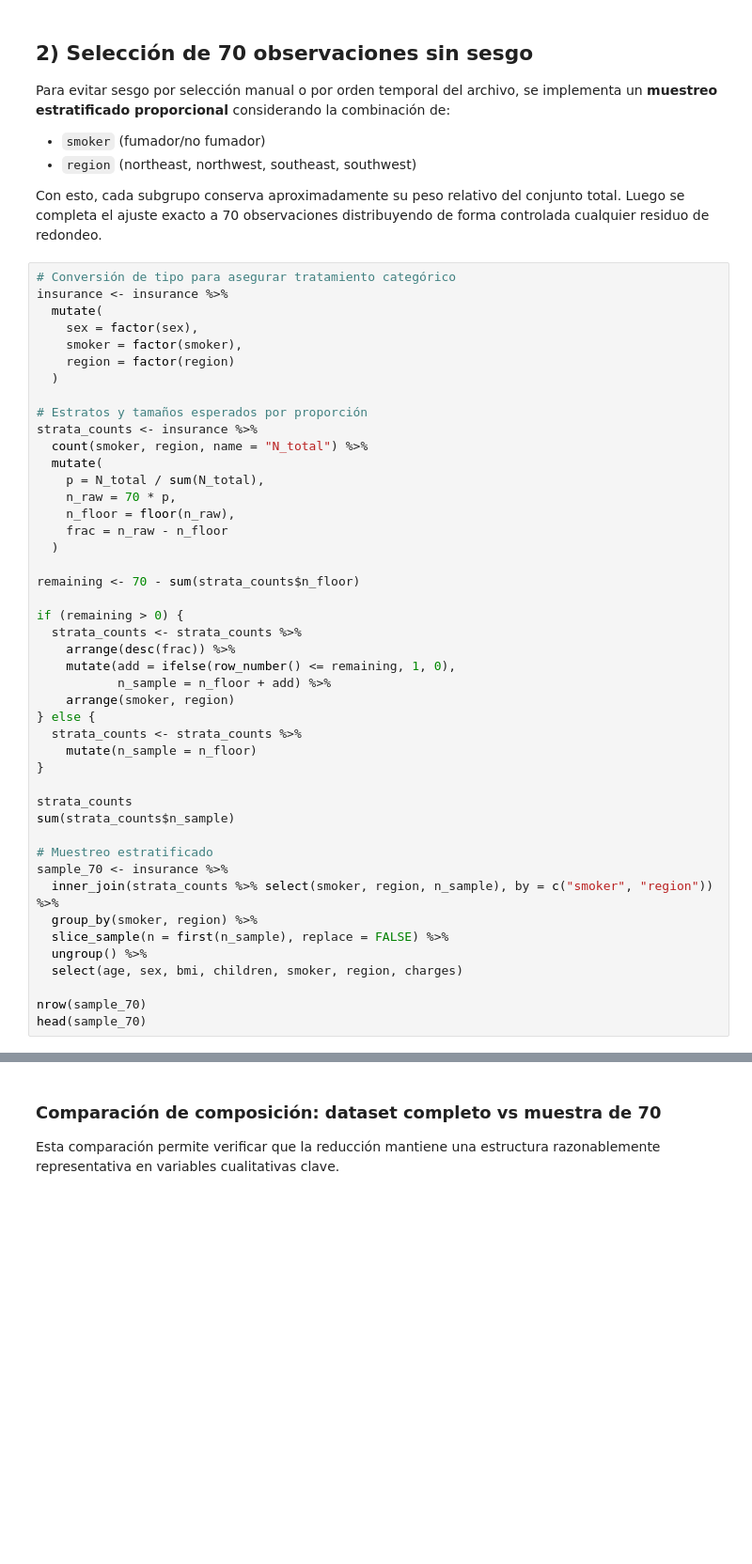
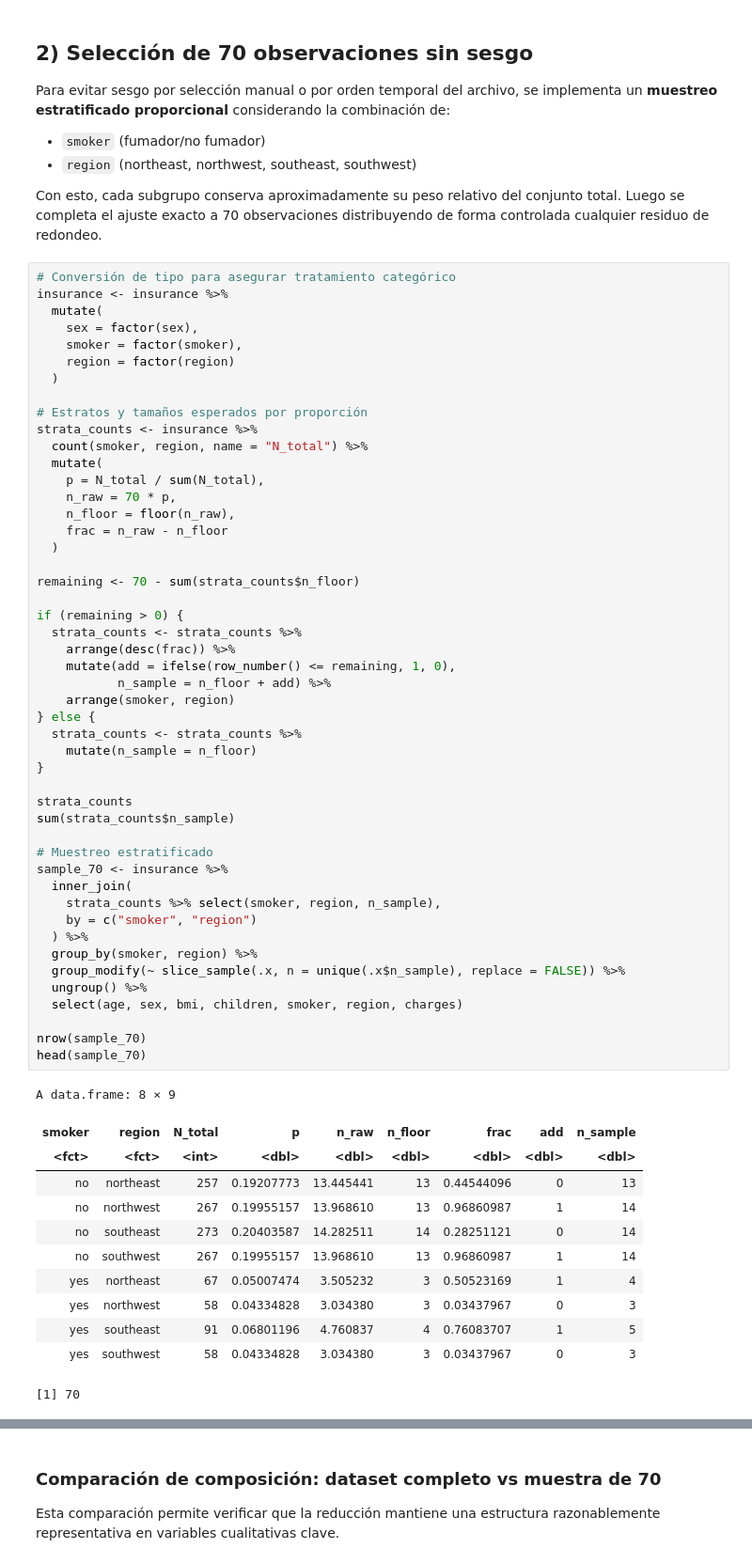
Before and after one commit to Daniel-534/Astroestadistica, a Jupyter notebook: ITM/Actividad_ITM_Estadistica_Inferencial_R.ipynb, the cells around one changed output, grey strips where cells are left out. Shown at 94% size. Drawn from its saved outputs; the diff is of its cells as text; blank space fills up the shorter version.

Commit message:
Corrección sample_70

```diff
--- a/ITM/Actividad_ITM_Estadistica_Inferencial_R.ipynb
+++ b/ITM/Actividad_ITM_Estadistica_Inferencial_R.ipynb
@@ -74,32 +118,48 @@ strata_counts <- insurance %>%
     p = N_total / sum(N_total),
     n_raw = 70 * p,
     n_floor = floor(n_raw),
     frac = n_raw - n_floor
   )
 
 remaining <- 70 - sum(strata_counts$n_floor)
 
 if (remaining > 0) {
   strata_counts <- strata_counts %>%
     arrange(desc(frac)) %>%
     mutate(add = ifelse(row_number() <= remaining, 1, 0),
            n_sample = n_floor + add) %>%
     arrange(smoker, region)
 } else {
   strata_counts <- strata_counts %>%
     mutate(n_sample = n_floor)
 }
 
 strata_counts
 sum(strata_counts$n_sample)
 
 # Muestreo estratificado
 sample_70 <- insurance %>%
-  inner_join(strata_counts %>% select(smoker, region, n_sample), by = c("smoker", "region")) %>%
+  inner_join(
+    strata_counts %>% select(smoker, region, n_sample),
+    by = c("smoker", "region")
+  ) %>%
   group_by(smoker, region) %>%
-  slice_sample(n = first(n_sample), replace = FALSE) %>%
+  group_modify(~ slice_sample(.x, n = unique(.x$n_sample), replace = FALSE)) %>%
   ungroup() %>%
   select(age, sex, bmi, children, smoker, region, charges)
 
 nrow(sample_70)
 head(sample_70)
+# %% [output]
+A data.frame: 8 × 9
+| smoker | region | N_total | p | n_raw | n_floor | frac | add | n_sample |
+| <fct> | <fct> | <int> | <dbl> | <dbl> | <dbl> | <dbl> | <dbl> | <dbl> |
+| no | northeast | 257 | 0.19207773 | 13.445441 | 13 | 0.44544096 | 0 | 13 |
+| no | northwest | 267 | 0.19955157 | 13.968610 | 13 | 0.96860987 | 1 | 14 |
+| no | southeast | 273 | 0.20403587 | 14.282511 | 14 | 0.28251121 | 0 | 14 |
+| no | southwest | 267 | 0.19955157 | 13.968610 | 13 | 0.96860987 | 1 | 14 |
+| yes | northeast | 67 | 0.05007474 | 3.505232 | 3 | 0.50523169 | 1 | 4 |
+| yes | northwest | 58 | 0.04334828 | 3.034380 | 3 | 0.03437967 | 0 | 3 |
+| yes | southeast | 91 | 0.06801196 | 4.760837 | 4 | 0.76083707 | 1 | 5 |
+| yes | southwest | 58 | 0.04334828 | 3.034380 | 3 | 0.03437967 | 0 | 3 |
+[1] 70
```
Also changed, not shown: parts of 11 cells of this notebook.
